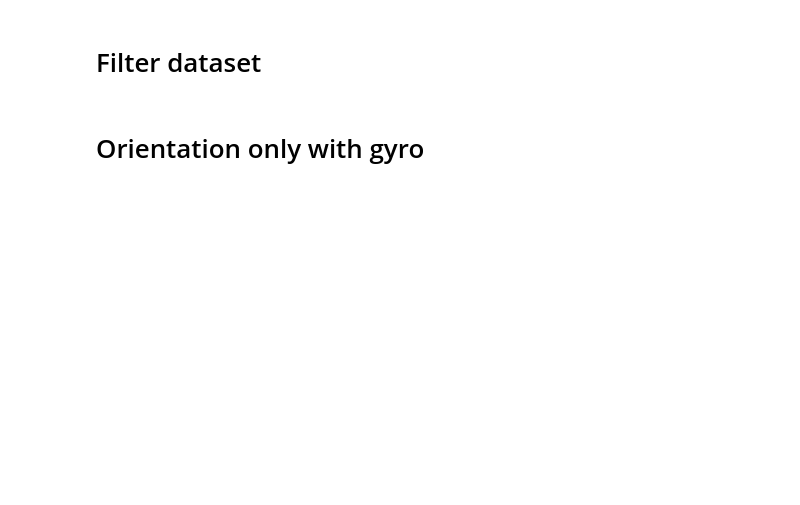
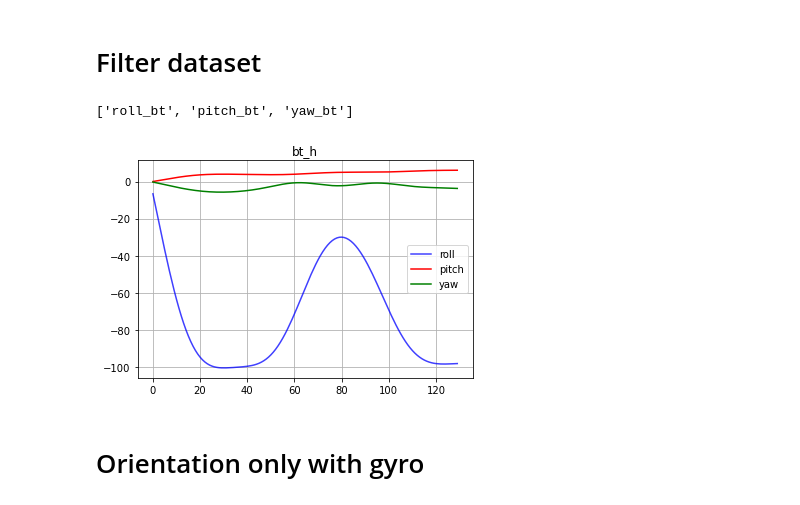
Before and after one commit to Demilaris/human_intention, a Jupyter notebook: IMU Preprocessing.ipynb, the cells around one changed output. Cells and saved outputs as stored; diff of their text form; code cells hidden in the pictures; blank space fills up the shorter version.

```diff
--- a/IMU Preprocessing.ipynb
+++ b/IMU Preprocessing.ipynb
@@ -252,12 +256,12 @@ def all_calibrate(calibration_set,dataset):
     return   orientation_bt, orientation_bb, orientation_lt, orientation_lb, orientation_rt, orientation_rb
 # %%
 name = 'Vadim'
-сalibration_set= read_csv_file(f'calibration/10_{name}.csv')
+сalibration_set= read_csv_file(f'calibration/600_calibration.csv')
 
 
 filenames = next(walk(f'D:/Thesis/{name}/'), (None, None, []))[2]  # [] if no file
 filenames[0]
-for i in range(len(filenames)):
+for i in range(len(filenames)-30):
     filename = f"D:/Thesis/{name}/{filenames[i]}"
     print(filename)
     IMU_set = read_csv_file(filename)
@@ -268,5 +280,5 @@ for i in range(len(filenames)):
 # %%
-test_plot = pd.read_csv('D:/Thesis/dataset/lifting_orientation_1_0.csv')
+test_plot = pd.read_csv('D:/Thesis/dataset/lifting_orientation_5_0.csv')
 
 def preprocessing_dataset(dataset):
     df = dataset.drop(columns = "Unnamed: 0")
@@ -280,8 +292,18 @@ def preprocessing_dataset(dataset):
     return df
 test_plot_1 = preprocessing_dataset(test_plot)
 
-orientation_lb_test= test_plot_1[["roll_lb","pitch_lb","yaw_lb"]]
-show_plot(orientation_lb_test,'Orientation left_bot sensor')
+
+bt_h = ["roll_bt","pitch_bt","yaw_bt"]
+bb_h = ["roll_bb","pitch_bb","yaw_bb"]
+lt_h = [ "roll_lt","pitch_lt","yaw_lt"]
+lb_h = ["roll_lb","pitch_lb","yaw_lb"]
+rt_h =["roll_rt","pitch_rt","yaw_rt"]
+rb_h = [ "roll_rb","pitch_rb","yaw_rb"]
+
+name_sensor_plot = 'bt_h'
+
+orientation_lb_test= test_plot_1[bt_h]
+show_plot(orientation_lb_test,f'Orientation {name_sensor_plot} sensor')
 
 
 # plt.figure
@@ -308,13 +332,13 @@ def filter_scipy(dataset):
     z, _ = signal.lfilter(b, a, xn, zi=zi* xn[0])
     z2, _ = signal.lfilter(b, a, z, zi=zi*z[0])
     y = signal.filtfilt(b, a, xn)
-    plt.figure
-    plt.plot(orientation_lb_test.index, xn, 'b', alpha=0.75)
-    plt.plot(orientation_lb_test.index, z, 'r--', orientation_lb_test.index, z2, 'r', orientation_lb_test.index, y, 'k')
-    plt.legend(('noisy signal', 'lfilter, once', 'lfilter, twice',
-            'filtfilt'), loc='best')
-    plt.grid(True)
-    plt.show()
+#     plt.figure
+#     plt.plot(orientation_lb_test.index, xn, 'b', alpha=0.75)
+#     plt.plot(orientation_lb_test.index, z, 'r--', orientation_lb_test.index, z2, 'r', orientation_lb_test.index, y, 'k')
+#     plt.legend(('noisy signal', 'lfilter, once', 'lfilter, twice',
+#             'filtfilt'), loc='best')
+#     plt.grid(True)
+#     plt.show()
 
     return y
 # %%
@@ -327,6 +351,8 @@ def filter_scipy(dataset):
 # y = signal.filtfilt(b, a, xn)
 headers_orient  = find_headers_orient(orientation_lb_test)
 headers_orient
+# %% [output]
+['roll_bt', 'pitch_bt', 'yaw_bt']
 # %%
 filtered_roll =  filter_scipy(orientation_lb_test[headers_orient[0]])
 filtered_pitch =  filter_scipy(orientation_lb_test[headers_orient[1]])
@@ -342,10 +368,15 @@ frame
 # %%
 plt.figure
+
+
+plt.title(f"{name_sensor_plot}")
 plt.plot(frame.index, frame['roll'], 'b', alpha=0.75)
 plt.plot(frame.index, frame['pitch'], 'r', frame.index,  frame['yaw'], 'g')
 plt.legend(('roll', 'pitch', 'yaw'), loc='best')
 plt.grid(True)
 plt.show()
+# %% [output]
+[figure, added]
 # %% [markdown]
 # Orientation only with gyro
 # %%
```
Also changed, not shown: parts of 6 cells of this notebook, 33 other files.
